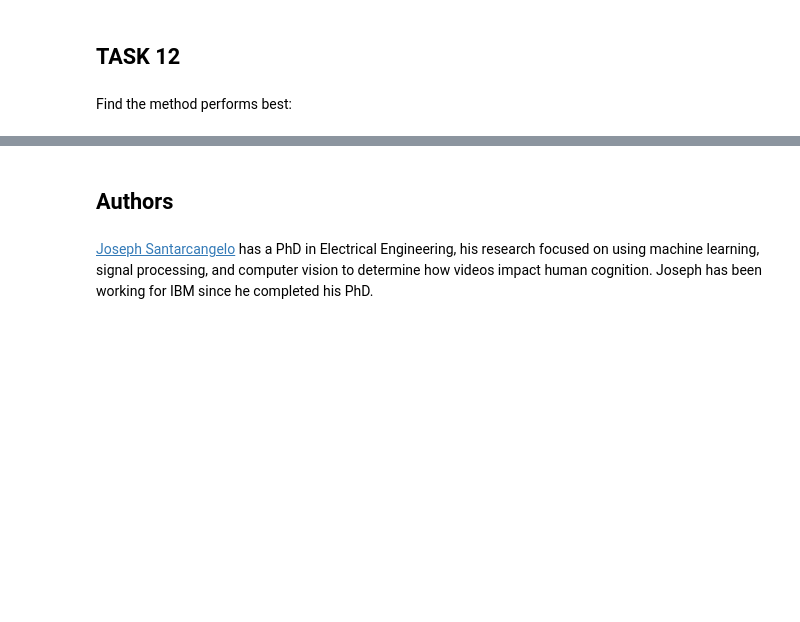
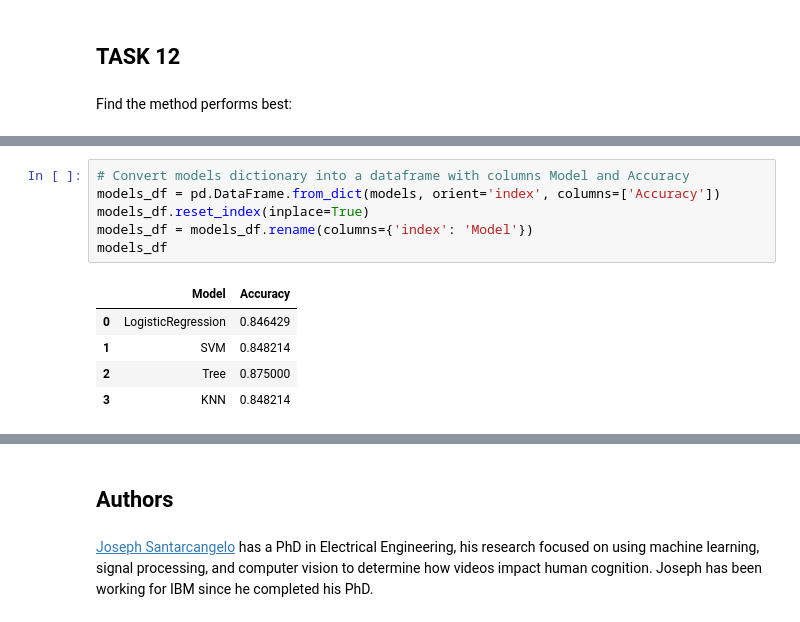
Before and after one commit to MakokwaneM/Coursera-Applied-Data-Science-Capstone-SpaceX, a Jupyter notebook: 8) W4-SpaceX_Machine Learning Prediction_Part_5.ipynb, the cells around one changed output, grey strips where cells are left out. Cells and saved outputs as stored; diff of their text form; blank space fills up the shorter version.

```diff
--- a/8) W4-SpaceX_Machine Learning Prediction_Part_5.ipynb
+++ b/8) W4-SpaceX_Machine Learning Prediction_Part_5.ipynb
@@ -360,0 +382,12 @@ Best parameters is : {'criterion': 'gini', 'max_depth': 8, 'max_features': 'sqrt
+# %%
+# Convert models dictionary into a dataframe with columns Model and Accuracy
+models_df = pd.DataFrame.from_dict(models, orient='index', columns=['Accuracy'])
+models_df.reset_index(inplace=True)
+models_df = models_df.rename(columns={'index': 'Model'})
+models_df
+# %% [output]
+|  | Model | Accuracy |
+| 0 | LogisticRegression | 0.846429 |
+| 1 | SVM | 0.848214 |
+| 2 | Tree | 0.875000 |
+| 3 | KNN | 0.848214 |
```
Also changed, not shown: parts of 8 cells of this notebook.
